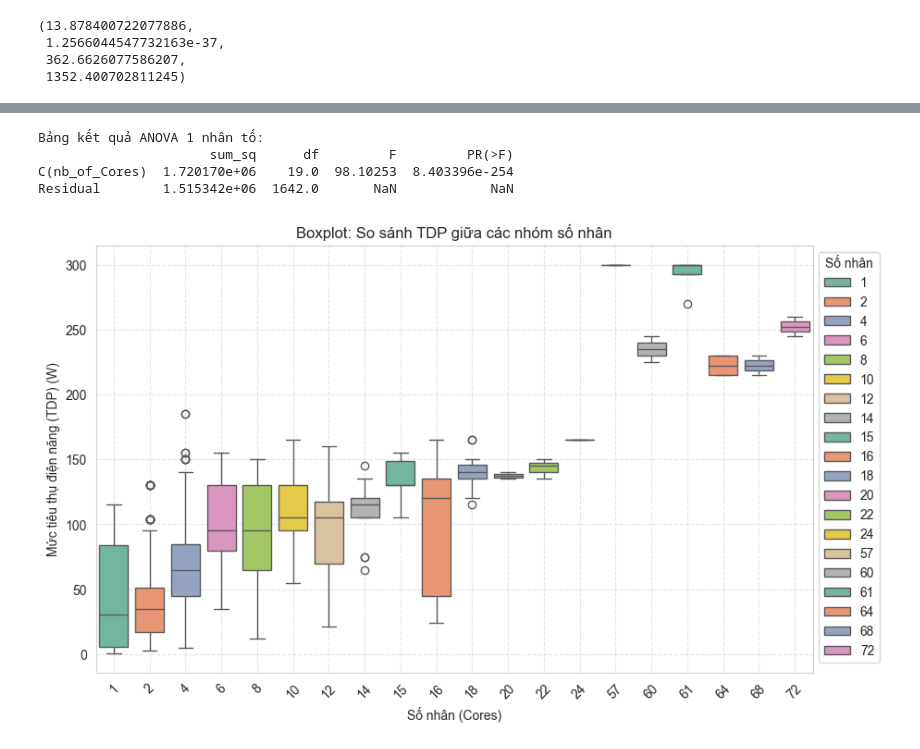
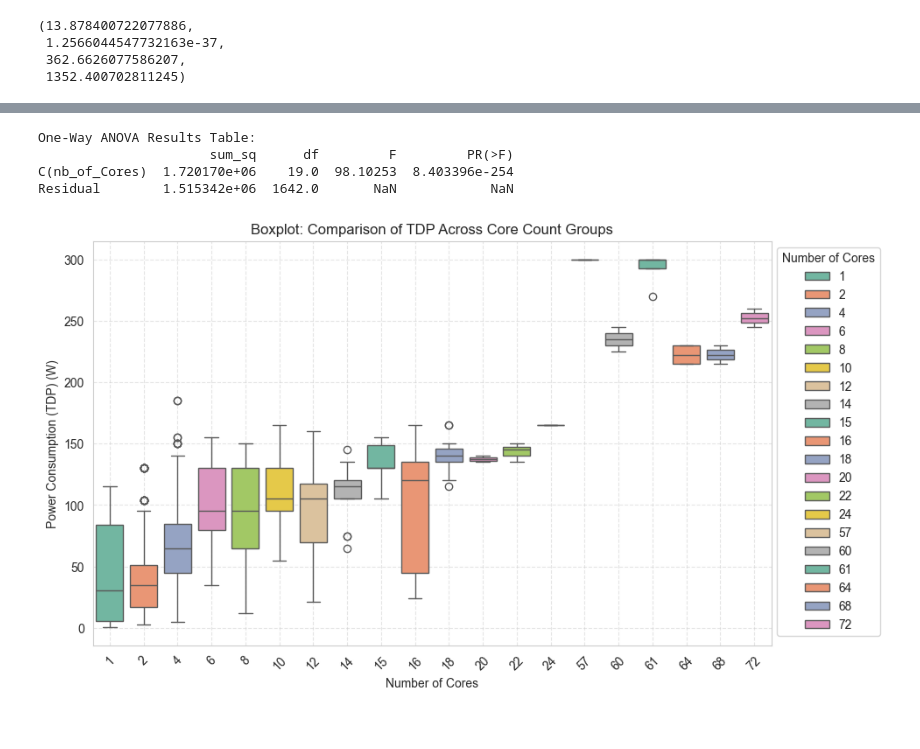
Before and after one commit to Susantoco/CPUs_Analysis, a Jupyter notebook: CPU_Analysic.ipynb, the cells around one changed output, grey strips where cells are left out. Cells and saved outputs as stored; diff of their text form; code cells hidden in the pictures.

```diff
--- a/CPU_Analysic.ipynb
+++ b/CPU_Analysic.ipynb
@@ -1065,31 +1083,31 @@ __Kết luận:__
 # %%
 import statsmodels.api as sm
 from statsmodels.formula.api import ols
 
-# Chuyển đổi kiểu dữ liệu
+# Convert the 'nb_of_Cores' column to a categorical variable
 df["TDP"] = pd.to_numeric(df["TDP"].astype(str).str.replace(" W", "", regex=True), errors="coerce")
 
-# Thực hiện ANOVA 1 nhân tố
+# Perform One-way ANOVA
 model = ols('TDP ~ C(nb_of_Cores)', data=df).fit()
 anova_table = sm.stats.anova_lm(model, typ=2)
 
-# In bảng kết quả ANOVA
-print("\nBảng kết quả ANOVA 1 nhân tố:")
+# Display the ANOVA table
+print("\nOne-Way ANOVA Results Table:")
 print(anova_table)
 
-# Vẽ boxplot để minh họa TDP theo nhóm Cores
+# Draw a boxplot to visualize TDP across core groups
 plt.figure(figsize=(10, 6))
 sns.boxplot(x="nb_of_Cores", y="TDP", hue="nb_of_Cores", data=df, palette="Set2", dodge=False)
-plt.xlabel("Số nhân (Cores)")
-plt.ylabel("Mức tiêu thụ điện năng (TDP) (W)")
-plt.title("Boxplot: So sánh TDP giữa các nhóm số nhân")
+plt.xlabel("Number of Cores")
+plt.ylabel("Power Consumption (TDP) (W)")
+plt.title("Boxplot: Comparison of TDP Across Core Count Groups")
 plt.xticks(rotation=45)
 plt.grid(True, linestyle="--", alpha=0.5)
-plt.legend(title="Số nhân", bbox_to_anchor=(1, 1))
+plt.legend(title="Number of Cores", bbox_to_anchor=(1, 1))
 plt.show()
 # %% [output]
-Bảng kết quả ANOVA 1 nhân tố:
+One-Way ANOVA Results Table:
                       sum_sq      df         F         PR(>F)
 C(nb_of_Cores)  1.720170e+06    19.0  98.10253  8.403396e-254
 Residual        1.515342e+06  1642.0       NaN            NaN
-[figure, old version]
+[figure, new version]
```
Also changed, not shown: parts of 25 cells of this notebook.
